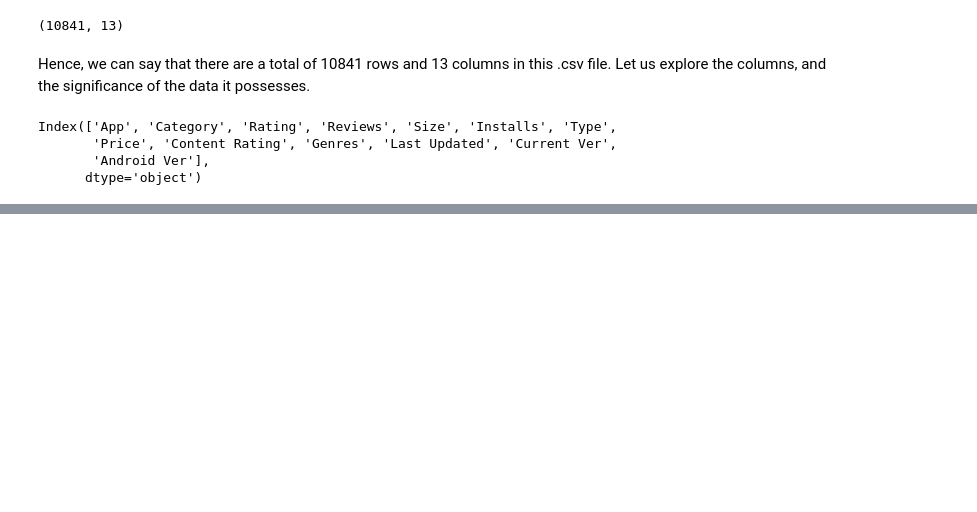
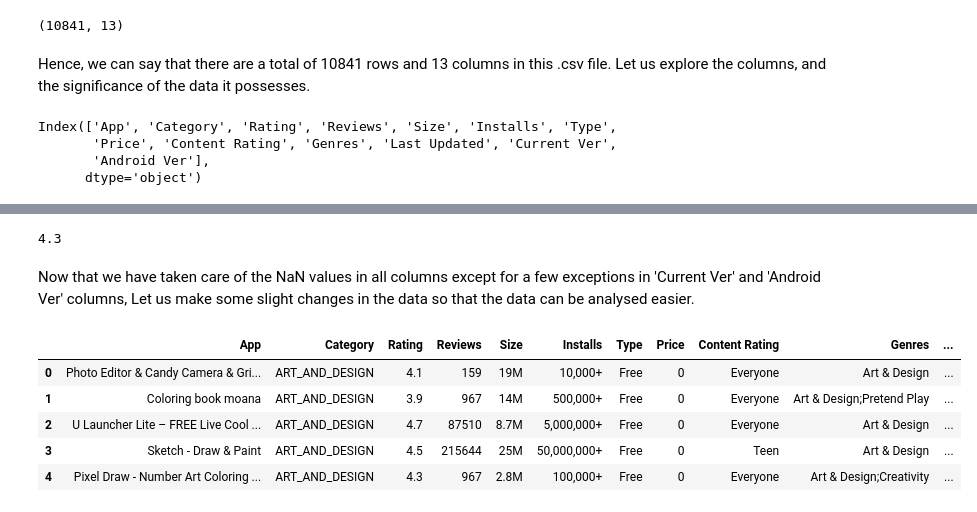
Before and after one commit to shaloy-lewis/EDA_on_play_store_app_reviews, a Jupyter notebook: EDA_on_Play_Store_App_Reviews_by_Shaloy_Lewis.ipynb, the cells around one changed output, grey strips where cells are left out. Cells and saved outputs as stored; diff of their text form; code cells hidden in the pictures; blank space fills up the shorter version.

```diff
--- a/EDA_on_Play_Store_App_Reviews_by_Shaloy_Lewis.ipynb
+++ b/EDA_on_Play_Store_App_Reviews_by_Shaloy_Lewis.ipynb
@@ -95,0 +340,17 @@ Let us first define what the columns contain based on our inspection.
+# %%
+# Cross checking the value of median in the 'Rating' column
+
+ps_df['Rating'].median()
+# %% [output]
+4.3
+# %% [markdown]
+Now that we have taken care of the NaN values in all columns except for a few exceptions in 'Current Ver' and 'Android Ver' columns, Let us make some slight changes in the data so that the data can be analysed easier.
+# %%
+ps_df.head()
+# %% [output]
+|  | App | Category | Rating | Reviews | Size | Installs | Type | Price | Content Rating | Genres | ... |
+| 0 | Photo Editor & Candy Camera & Gri... | ART_AND_DESIGN | 4.1 | 159 | 19M | 10,000+ | Free | 0 | Everyone | Art & Design | ... |
+| 1 | Coloring book moana | ART_AND_DESIGN | 3.9 | 967 | 14M | 500,000+ | Free | 0 | Everyone | Art & Design;Pretend Play | ... |
+| 2 | U Launcher Lite – FREE Live Cool ... | ART_AND_DESIGN | 4.7 | 87510 | 8.7M | 5,000,000+ | Free | 0 | Everyone | Art & Design | ... |
+| 3 | Sketch - Draw & Paint | ART_AND_DESIGN | 4.5 | 215644 | 25M | 50,000,000+ | Free | 0 | Teen | Art & Design | ... |
+| 4 | Pixel Draw - Number Art Coloring ... | ART_AND_DESIGN | 4.3 | 967 | 2.8M | 100,000+ | Free | 0 | Everyone | Art & Design;Creativity | ... |
```
Also changed, not shown: parts of 64 cells of this notebook.
